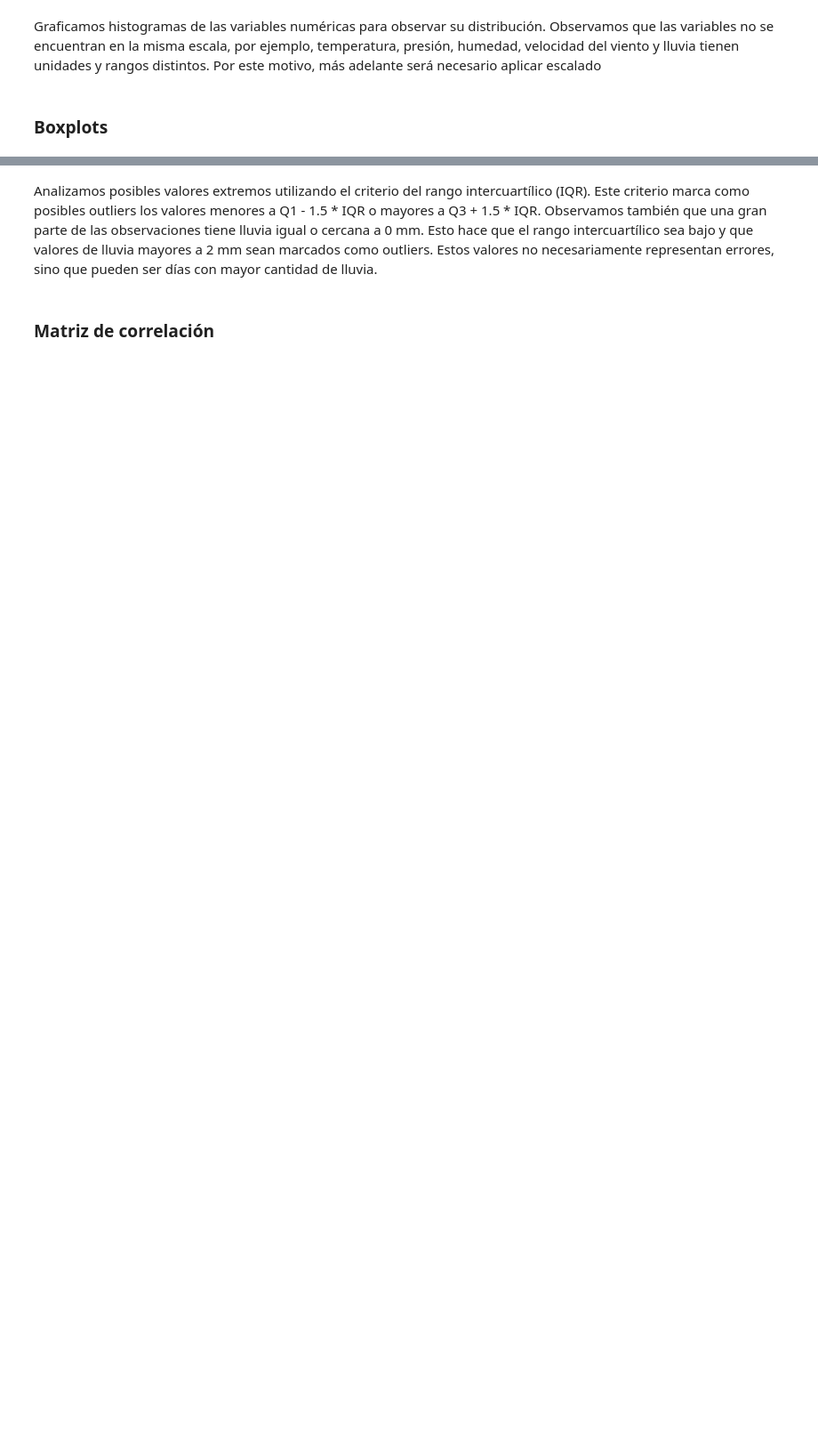
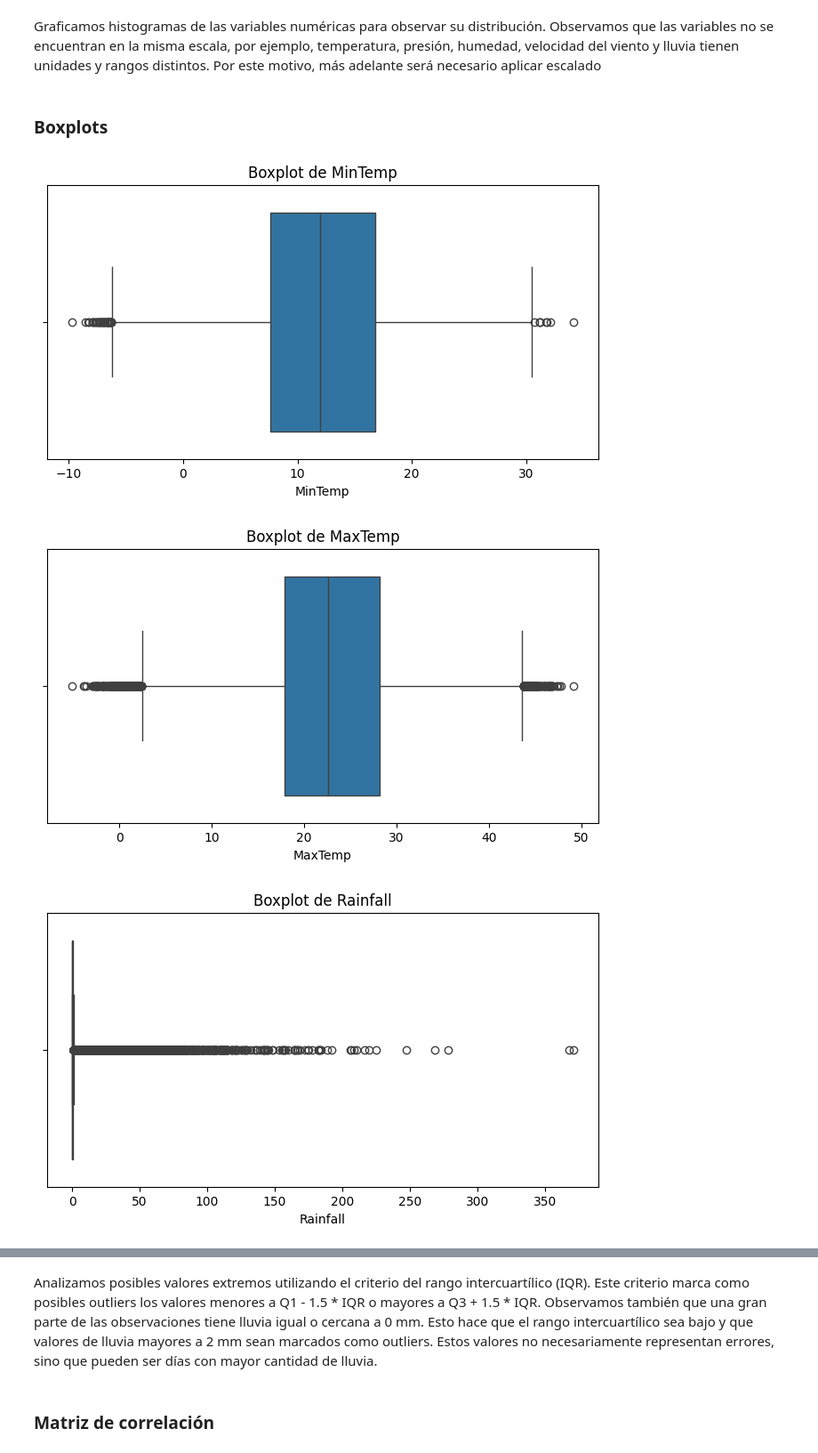
Before and after one commit to ZahirJacob/AA1-TUIA-Dimenna-Jacob-Taborda, a Jupyter notebook: TP_clasificacion_AA1.ipynb, the cells around one changed output, grey strips where cells are left out. Shown at 89% size. Saved outputs shown, nothing was run; the diff lists cells and outputs as text; code cells hidden in the pictures; blank space fills up the shorter version.

```diff
--- a/TP_clasificacion_AA1.ipynb
+++ b/TP_clasificacion_AA1.ipynb
@@ -156,8 +331,12 @@ Graficamos histogramas de las variables numéricas para observar su distribució
 # %%
 # Graficamos boxplots individuales para todas las variables numéricas.
 for columna in columnas_numericas:
     plt.figure(figsize=(8, 4))
-    sns.boxplot(data=df, x=columna)
+    sns.boxplot(data=df_train, x=columna)
     plt.title(f"Boxplot de {columna}")
     plt.xlabel(columna)
     plt.show()
+# %% [output]
+[figure, added]
+[figure, added]
+[figure, added]
```
Also changed, not shown: parts of 68 cells of this notebook.
